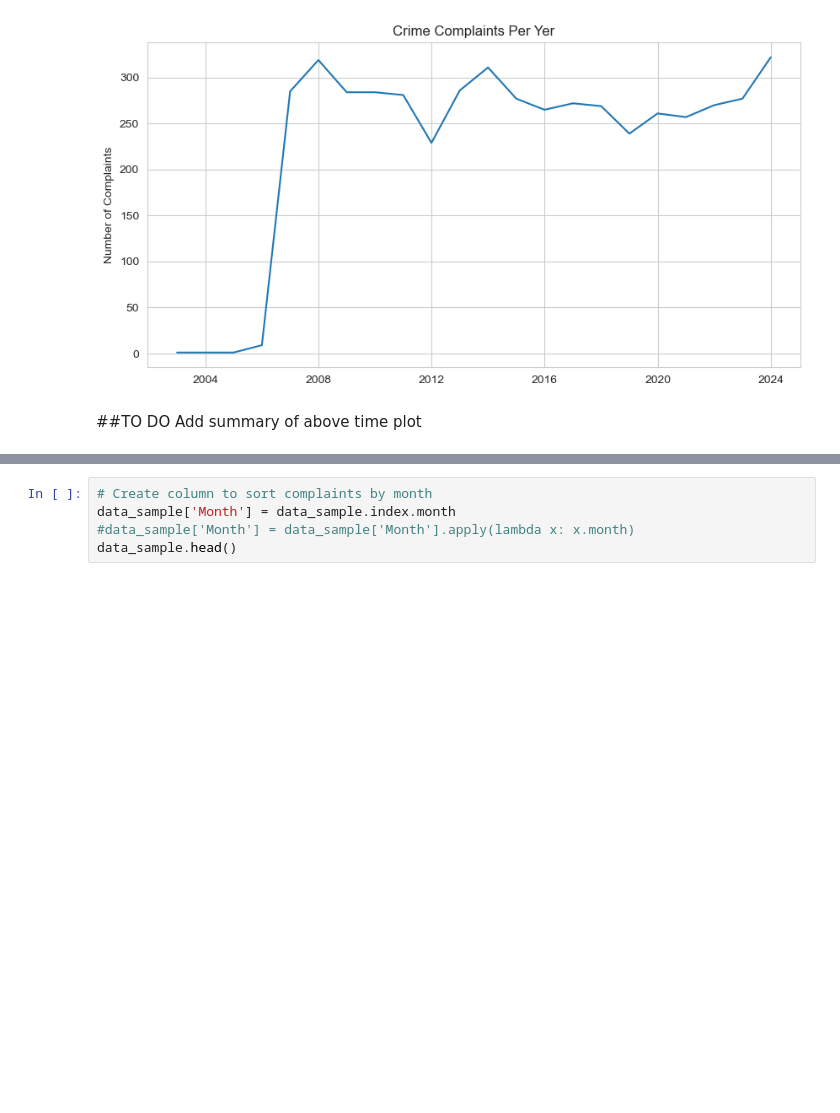
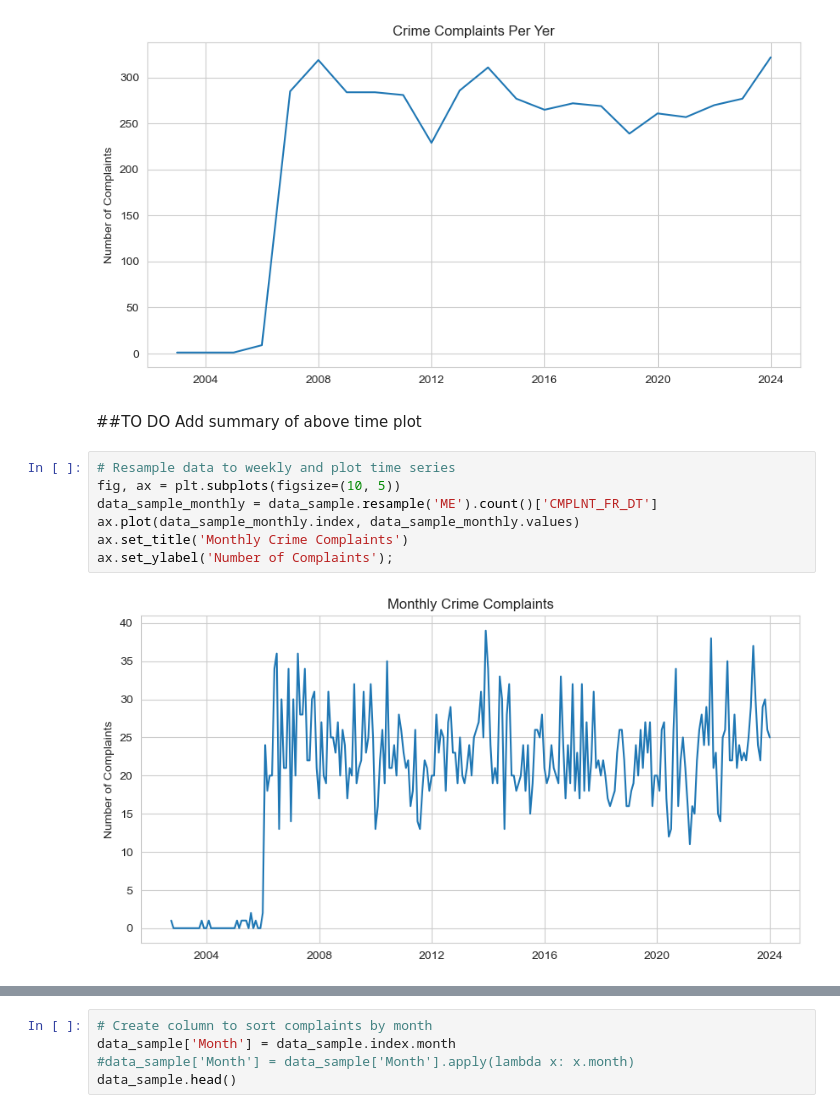
Before and after one commit to scarlettvalentin/nypd_crime, a Jupyter notebook: notebook.ipynb, the cells around one changed output, grey strips where cells are left out. Cells and saved outputs as stored; diff of their text form; blank space fills up the shorter version.

```diff
--- a/notebook.ipynb
+++ b/notebook.ipynb
@@ -287,3 +289,12 @@ ax.set_ylabel('Number of Complaints');
 # %% [markdown]
 ##TO DO
 Add summary of above time plot
+# %%
+# Resample data to weekly and plot time series
+fig, ax = plt.subplots(figsize=(10, 5))
+data_sample_monthly = data_sample.resample('ME').count()['CMPLNT_FR_DT']
+ax.plot(data_sample_monthly.index, data_sample_monthly.values)
+ax.set_title('Monthly Crime Complaints')
+ax.set_ylabel('Number of Complaints');
+# %% [output]
+[figure, added]
```
Also changed, not shown: parts of 9 cells of this notebook.
